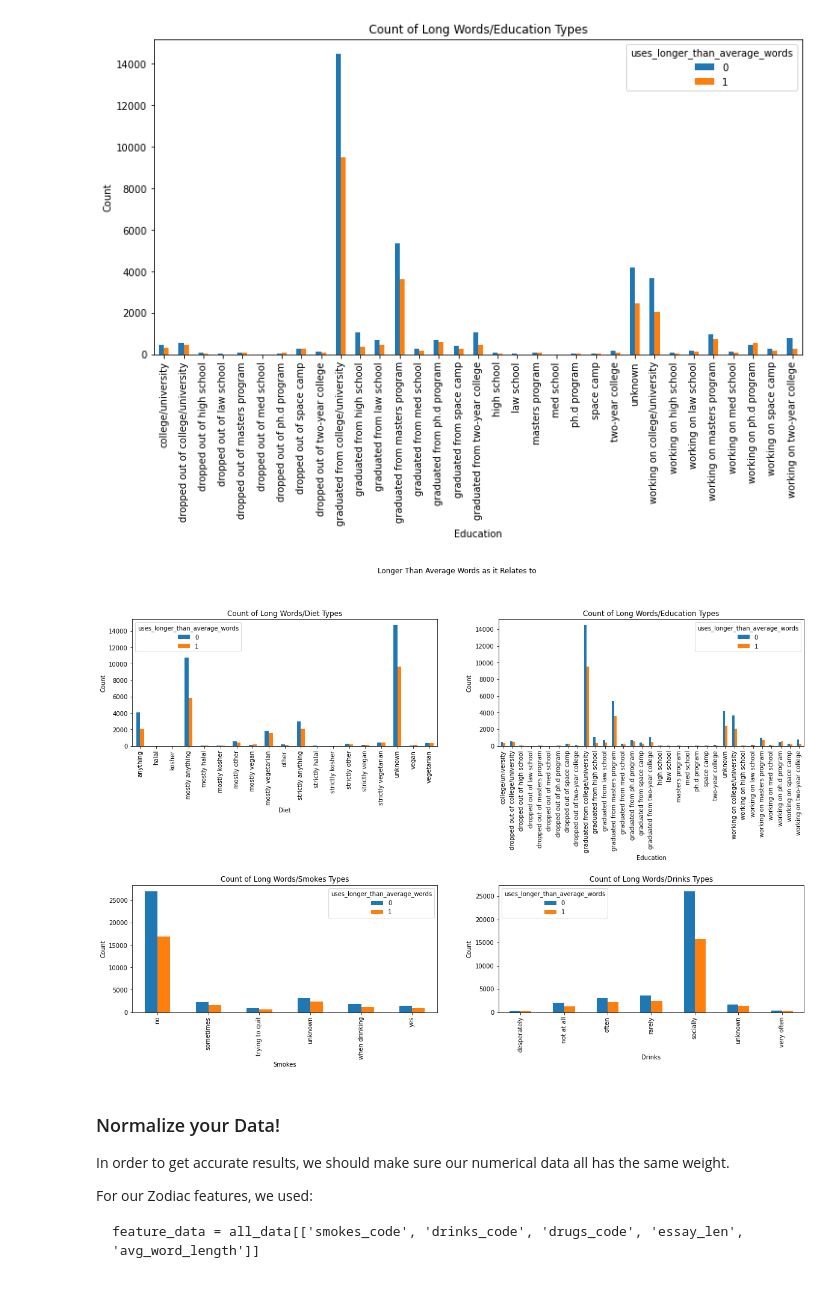
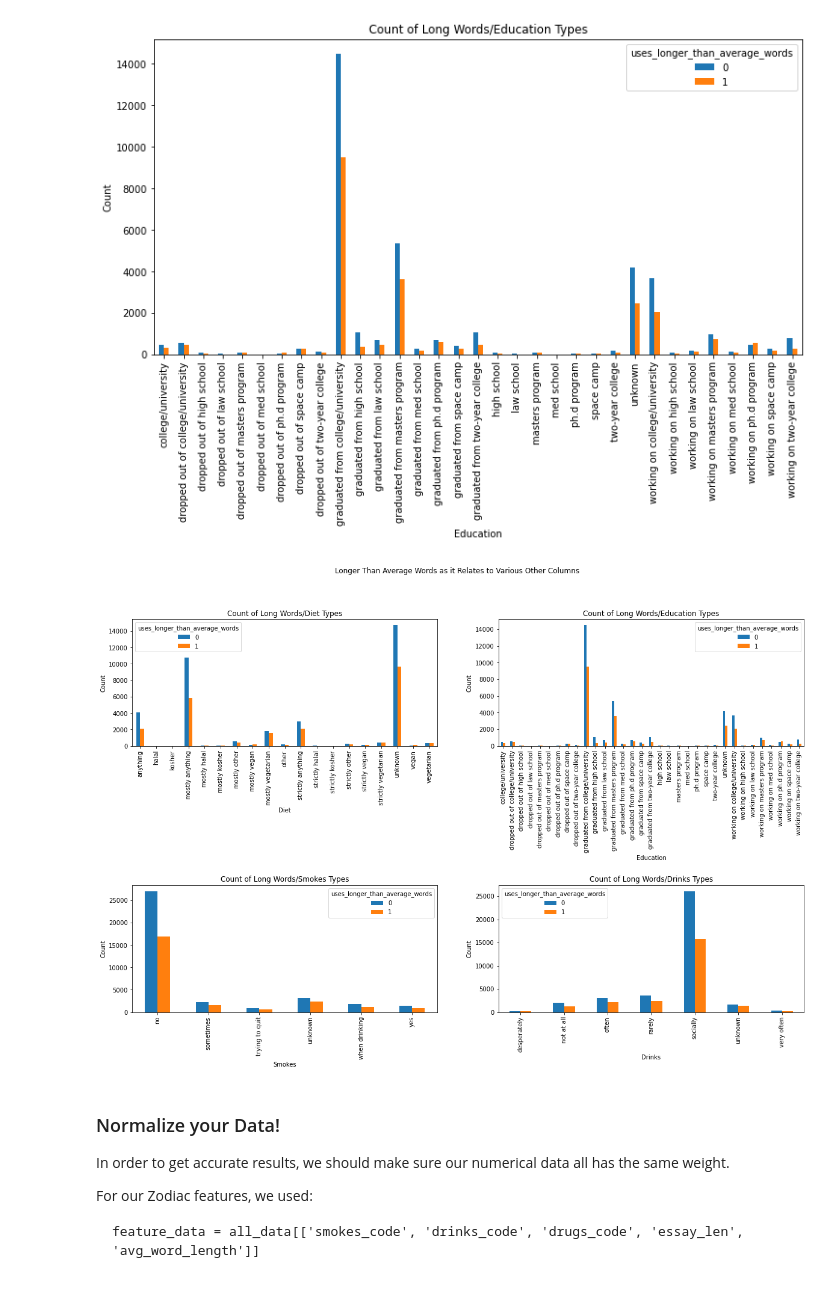
Before and after one commit to rmartino217/CodeAcademy-Build-a-Machine-Learning-Model-with-Python, a Jupyter notebook: Capstone.ipynb, the cells around one changed output. Saved outputs shown, nothing was run; the diff lists cells and outputs as text; code cells hidden in the pictures.

```diff
--- a/Capstone.ipynb
+++ b/Capstone.ipynb
@@ -965,7 +965,7 @@ Text(0.5, 1.0, 'Count of Long Words/Education Types')
 fig = plt.figure(figsize=(20,12))
 
 #fig, ((ax1, ax2), (ax3, ax4)) = plt.subplots(2,2)
-fig.suptitle('Longer Than Average Words as it Relates to')
+fig.suptitle('Longer Than Average Words as it Relates to Various Other Columns')
 
 ax1 = fig.add_subplot(221)
 df_pivot = pd.pivot_table(finaldf.groupby(['uses_longer_than_average_words','diet']).size().to_frame().reset_index().rename(columns={0:'count'}),
@@ -1002,34 +1002,35 @@ ax2.set_title('Count of Long Words/Education Types')
 ax3 = fig.add_subplot(223)
 
 df_pivot3 = pd.pivot_table(finaldf.groupby(['uses_longer_than_average_words','smokes']).size().to_frame().reset_index().rename(columns={0:'count'}),
 values="count",
 index="smokes",
 columns="uses_longer_than_average_words",
 aggfunc=np.sum
 )
 ax3 = df_pivot3.plot(kind="bar", ax=ax3)
 ax3.set_xlabel("Smokes")
 ax3.set_ylabel("Count")
 ax3.set_title('Count of Long Words/Smokes Types')
 
 
 ax4 = fig.add_subplot(224)
 
 df_pivot4 = pd.pivot_table(finaldf.groupby(['uses_longer_than_average_words','drinks']).size().to_frame().reset_index().rename(columns={0:'count'}),
 values="count",
 index="drinks",
 columns="uses_longer_than_average_words",
 aggfunc=np.sum
 )
 df_pivot4.plot(kind="bar", ax=ax4)
 ax4.set_xlabel("Drinks")
 ax4.set_ylabel("Count")
 ax4.set_title('Count of Long Words/Drinks Types')
 
 fig.subplots_adjust(left=None, bottom=None, right=None, top=None, wspace=0.2, hspace=1.1)
 #fig.pa
+fig.savefig("Longer than Average Words as it Relates.png")
 # %% [output]
-[figure, old version]
+[figure, new version]
 # %% [markdown]
 ### Normalize your Data!
 
```
Also changed, not shown: parts of 22 cells of this notebook.
